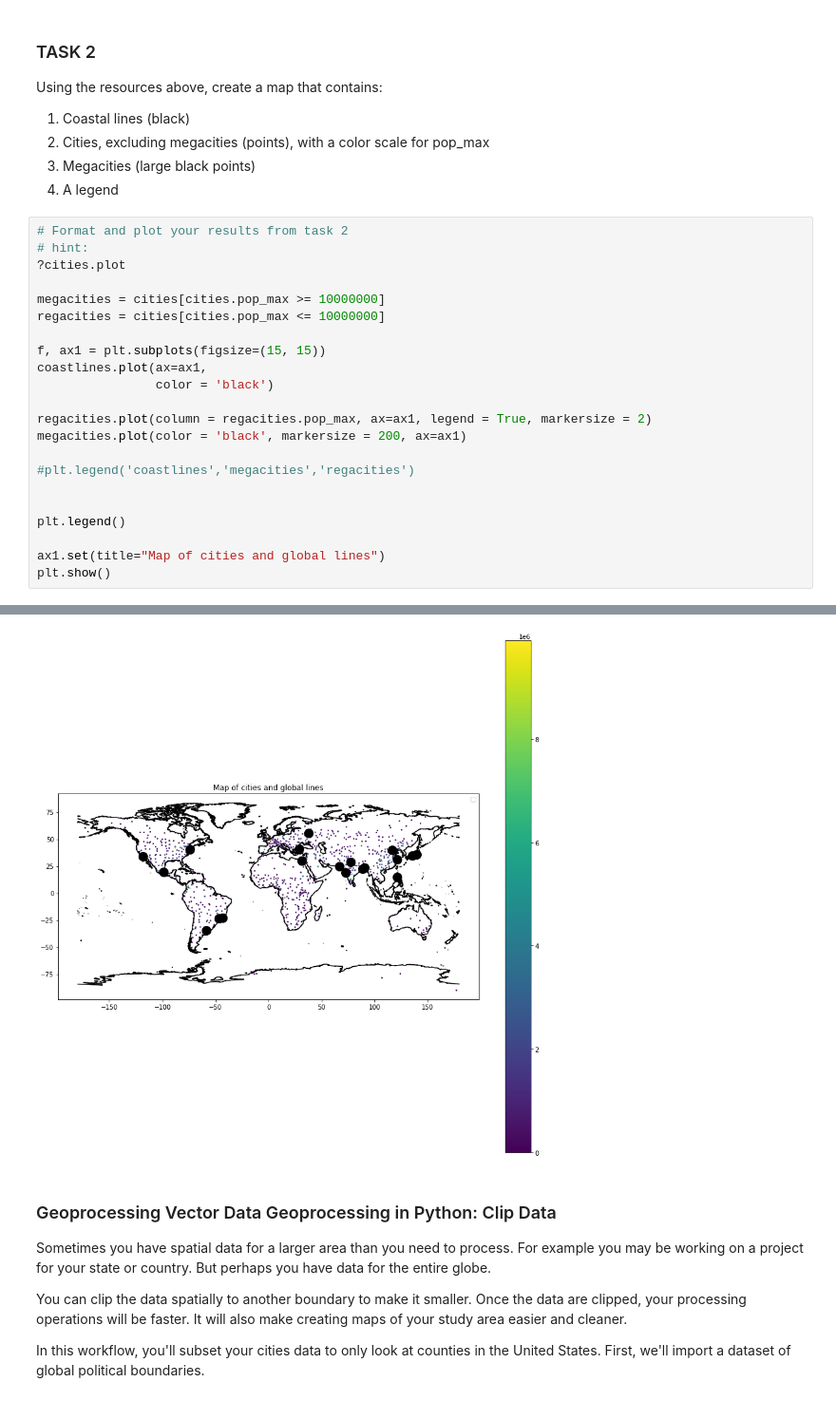
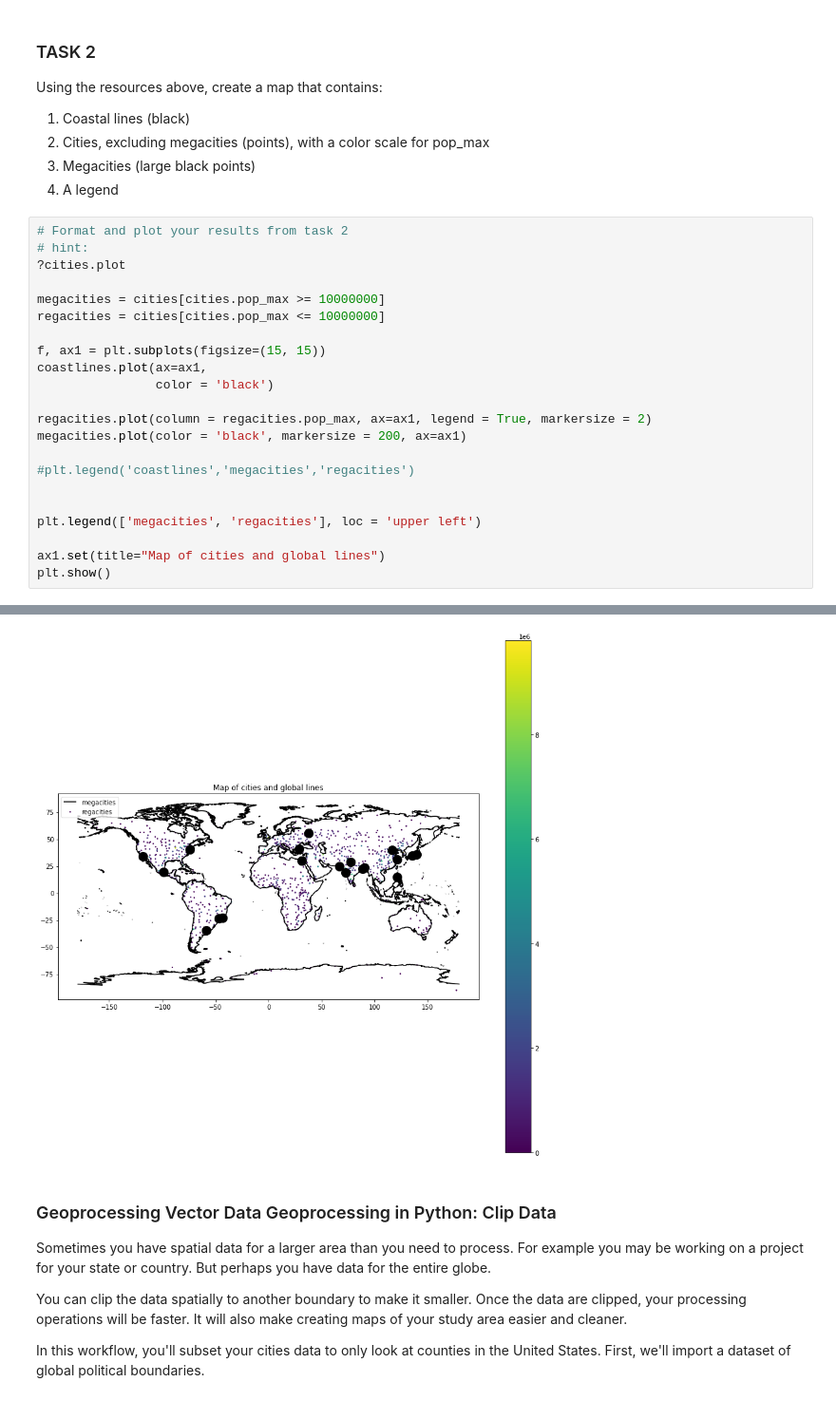
Before and after one commit to MarilynSmith1/EnvDatSci22, a Jupyter notebook: CodeSprints/VectorData101.ipynb, the cells around one changed output, grey strips where cells are left out. Shown at 95% size. Saved outputs shown, nothing was run; the diff lists cells and outputs as text.

```diff
--- a/CodeSprints/VectorData101.ipynb
+++ b/CodeSprints/VectorData101.ipynb
@@ -405,7 +405,7 @@ megacities.plot(color = 'black', markersize = 200, ax=ax1)
 #plt.legend('coastlines','megacities','regacities')
 
 
-plt.legend()
+plt.legend(['megacities', 'regacities'], loc = 'upper left')
 
 ax1.set(title="Map of cities and global lines")
 plt.show()
@@ -414,4 +413,4 @@ WARNING:matplotlib.legend:No handles with labels found to put in legend.
-[figure, old version]
+[figure, new version]
 # %% [markdown]
 ### Geoprocessing Vector Data Geoprocessing in Python: Clip Data
 Sometimes you have spatial data for a larger area than you need to process. For example you may be working on a project for your state or country. But perhaps you have data for the entire globe.
```
Also changed, not shown: parts of 7 cells of this notebook.
